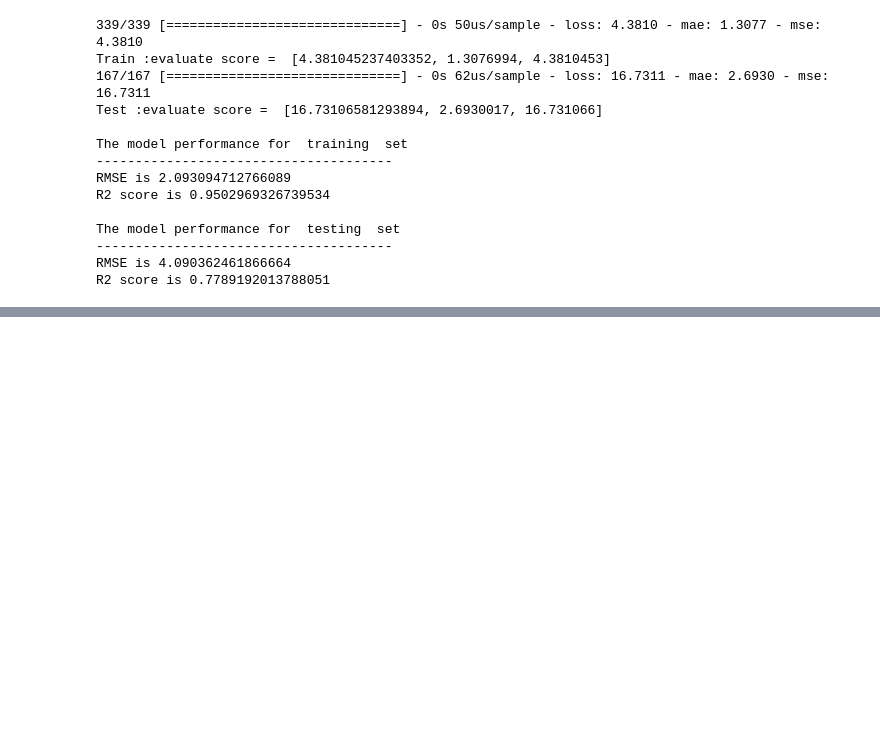
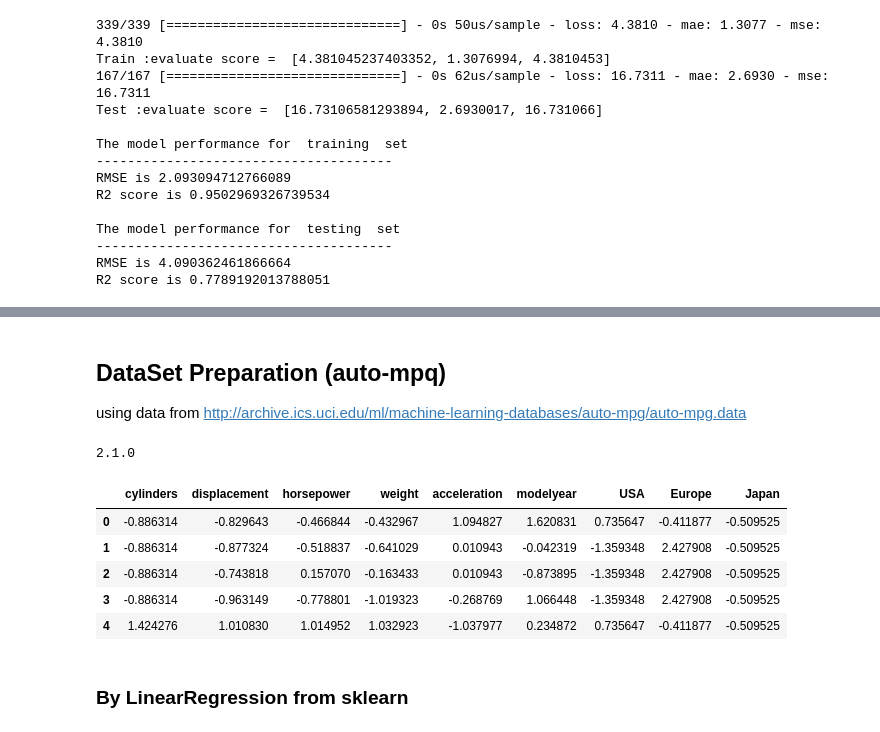
Before and after one commit to xdderekchen/ML, a Jupyter notebook: LinearRegression.ipynb, the cells around one changed output, grey strips where cells are left out. Cells and saved outputs as stored; diff of their text form; code cells hidden in the pictures; blank space fills up the shorter version.

```diff
--- a/LinearRegression.ipynb
+++ b/LinearRegression.ipynb
@@ -554,0 +451,53 @@ No, intercept ++++++++++++++++++++++++++++++++++++++++++++++++++++++++++++++++++
+# %% [markdown]
+## DataSet Preparation (auto-mpq)
+ using data from http://archive.ics.uci.edu/ml/machine-learning-databases/auto-mpg/auto-mpg.data
+# %%
+try:
+  %tensorflow_version 2.x
+except Exception:
+  pass
+import tensorflow as tf
+print(tf.__version__)
+from tensorflow import keras
+import pandas as pd
+from sklearn.model_selection import train_test_split
+
+dataset_path = keras.utils.get_file("auto-mpg.data2", "http://archive.ics.uci.edu/ml/machine-learning-databases/auto-mpg/auto-mpg.data")
+column_names = ["mpg", "cylinders", "displacement", "horsepower", "weight", "acceleration", "modelyear", "origin"]
+
+raw_dataset = pd.read_csv(dataset_path, names=column_names, na_values="?", comment="\t", sep=" ", skipinitialspace=True)
+dataset = raw_dataset.dropna().copy()
+
+
+dataset = pd.get_dummies(dataset, prefix='origin', prefix_sep='_',  columns=['origin'])
+dataset.rename(columns = {'origin_1':'USA', 'origin_2': "Europe", "origin_3": "Japan"}, inplace = True)
+
+
+XNames = [x for x in dataset.columns if x != "mpg"]
+df_y = dataset["mpg"]           #series
+df_x = dataset[XNames]
+
+#Split the data into 80% training and 20% testing data
+x_train, x_test, y_train, y_test = train_test_split(df_x, df_y, test_size=0.33, random_state=42)
+
+x_train_columns = list(x_train.columns)
+
+from sklearn.preprocessing import  StandardScaler
+scaler = StandardScaler( )
+x_train_np = scaler.fit_transform( x_train ) #fit and then transform
+x_test_np  = scaler.transform ( x_test )     #transform
+
+x_train = pd.DataFrame(x_train_np,  columns=x_train.columns)
+x_test  = pd.DataFrame(x_test_np,  columns=x_train.columns)
+
+x_train.head()
+# %% [output]
+2.1.0
+|  | cylinders | displacement | horsepower | weight | acceleration | modelyear | USA | Europe | Japan |
+| 0 | -0.886314 | -0.829643 | -0.466844 | -0.432967 | 1.094827 | 1.620831 | 0.735647 | -0.411877 | -0.509525 |
+| 1 | -0.886314 | -0.877324 | -0.518837 | -0.641029 | 0.010943 | -0.042319 | -1.359348 | 2.427908 | -0.509525 |
+| 2 | -0.886314 | -0.743818 | 0.157070 | -0.163433 | 0.010943 | -0.873895 | -1.359348 | 2.427908 | -0.509525 |
+| 3 | -0.886314 | -0.963149 | -0.778801 | -1.019323 | -0.268769 | 1.066448 | -1.359348 | 2.427908 | -0.509525 |
+| 4 | 1.424276 | 1.010830 | 1.014952 | 1.032923 | -1.037977 | 0.234872 | 0.735647 | -0.411877 | -0.509525 |
+# %% [markdown]
+### By LinearRegression from sklearn
```
Also changed, not shown: parts of 27 cells of this notebook.
